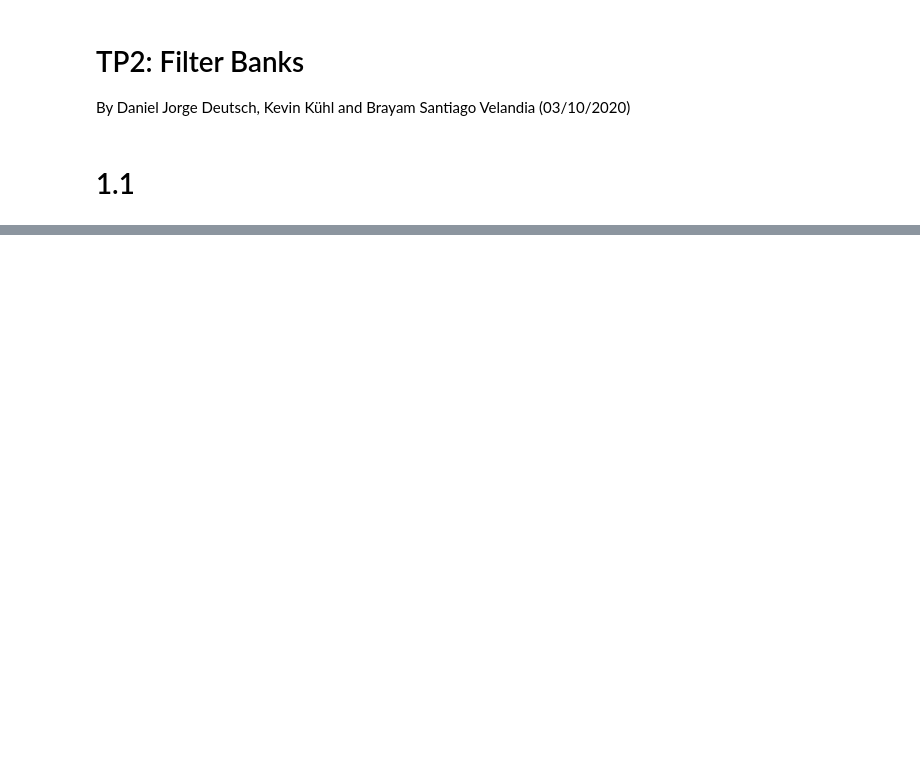
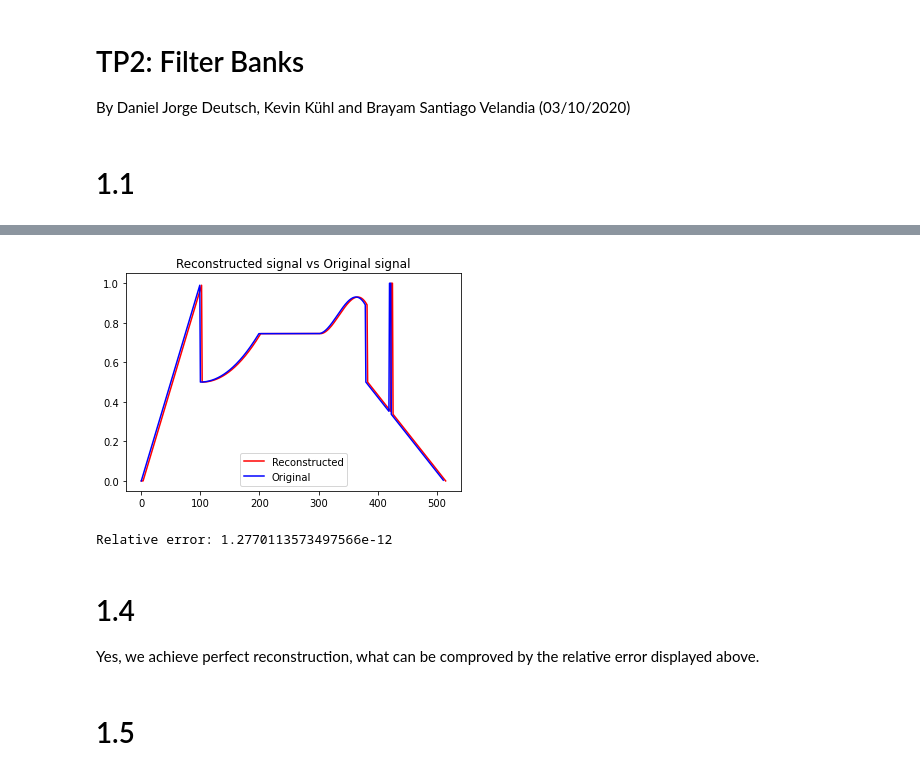
Before and after one commit to daniel-deutsch/TSIA201, a Jupyter notebook: TP3/main.ipynb, the cells around one changed output, grey strips where cells are left out. Cells and saved outputs as stored; diff of their text form; code cells hidden in the pictures; blank space fills up the shorter version.

```diff
--- a/TP3/main.ipynb
+++ b/TP3/main.ipynb
@@ -251,0 +327,28 @@ def cqf_analysis_filterbank(x, h0):
+# %%
+# First defining h0 as the Daubechies filter
+h0 = np.zeros(4)
+h0[0] = 0.482962913145
+h0[1] = 0.836516303738
+h0[2] = 0.224143868042
+h0[3] = -0.129409522551
+
+h0 = Filter("h0", tdata=h0)
+
+x_daubechies = Signal("x_daubechies", tdata=x)
+
+v0, v1 = cqf_analysis_filterbank(x_daubechies,h0)
+y_daubechies = cqf_synthesis_filterbank(v0,v1,h0)
+plt.plot(y_daubechies.tdata, color="red")
+plt.plot(x, color="blue")
+plt.legend(["Reconstructed", "Original"])
+plt.title("Reconstructed signal vs Original signal")
+plt.show()
+print("Relative error: {}".format(np.linalg.norm(x-y_daubechies.tdata[h0.tdata.size-1:x.size+h0.tdata.size-1])/np.linalg.norm(x)))
+# %% [output]
+[figure, added]
+Relative error: 1.2770113573497566e-12
+# %% [markdown]
+# 1.4
+Yes, we achieve perfect reconstruction, what can be comproved by the relative error displayed above.
+# %% [markdown]
+# 1.5
```
Also changed, not shown: parts of 19 cells of this notebook, 4 other files.
